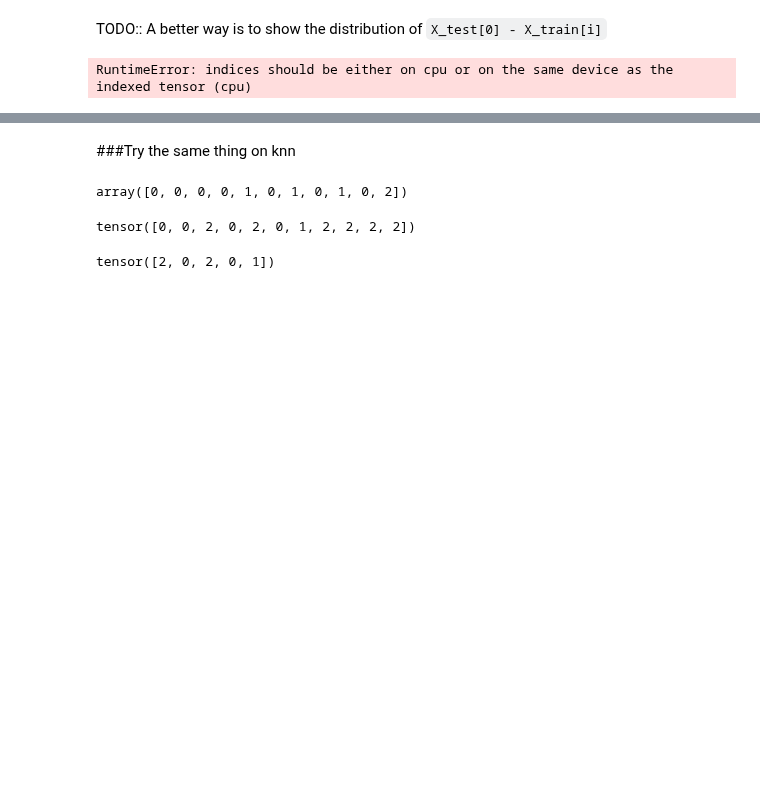
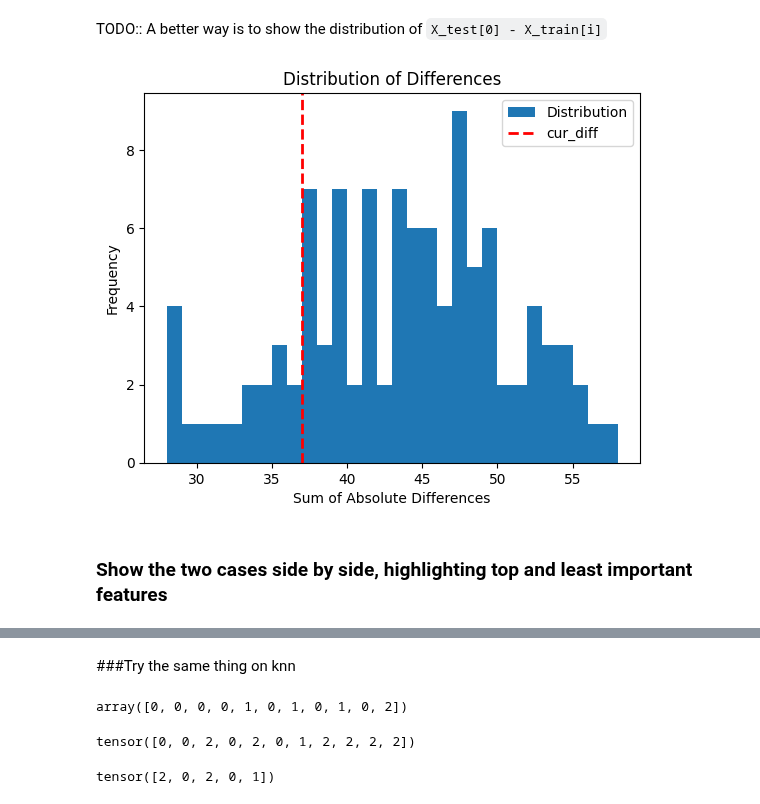
Before and after one commit to nkjcqvcpi/NN-kNN, a Jupyter notebook: nnknn.ipynb, the cells around one changed output, grey strips where cells are left out. Saved outputs shown, nothing was run; the diff lists cells and outputs as text; code cells hidden in the pictures; blank space fills up the shorter version.

Commit message:
adding new functionality for tuning and interpretability

```diff
--- a/nnknn.ipynb
+++ b/nnknn.ipynb
@@ -232,8 +241,8 @@ knn_accuracies = []
 lmnn_accuracies = []
 PATH = os.path.join(folder_name, f'checkpoints/classifier_{dataset_name}.h5')
 cfg.PATH = PATH
-k_fold = KFold(n_splits=10, shuffle=True, random_state = None)
-enable_lmnn = True
+k_fold = KFold(n_splits=10, shuffle=True, random_state = random_seed)
+enable_lmnn = False
 
 for train_index, test_index in k_fold.split(Xs):
   # Get training and testing data
@@ -366,8 +536,9 @@ def train_reg(X_train,y_train, X_test, y_test, cfg:DictConfig):
       best_accuracy = accuracy_temp
       patience_counter = 0
     elif patience_counter > cfg.patience:
+      print("patience exceeded, loading best model")
+      model = load_model_reg(X_train,y_train,cfg)
       model.eval()
-      print("patience exceeded, loading best model")
       break
     else:
       patience_counter += 1
@@ -600,0 +961,9 @@ Least 5 features of fa_layer.f1weight:
+# %%
+print("accuracy before tuning: ",best_accuracy)
+# Get training and testing data
+X_train, X_test = Xs[train_index], Xs[test_index]
+y_train, y_test = ys[train_index], ys[test_index]
+#model = load_model_cls(X_train,y_train, cfg)
+model.to(device)
+best_accuracy, model = continue_training_cls(model, X_train,y_train, X_test, y_test, cfg)
+print("accuracy after tuning: ",best_accuracy)
@@ -873,5 +1308,6 @@ By comparing the following two blocks' outputs, you can see we are retrieving a
 The difference between retrieved case and the query.
 # %%
 #sum abs of X_test[0] and the top activated case
-sum(abs(X_test[0] - X_train[top_case_indices[0][0]]))
+cur_diff = sum(abs(X_test[0] - X_train[top_case_indices[0][0]]))
+print(cur_diff)
 # %% [output]
@@ -886,6 +1322,26 @@ print(np.mean([sum(abs(X_test[0] - X_train[i])) for i in range(len(X_train))]))
 # %% [markdown]
 TODO:: A better way is to show the distribution of ``X_test[0] - X_train[i]``
-# %%
-y_train[top_case_indices[0]]
-# %% [output]
-RuntimeError: indices should be either on cpu or on the same device as the indexed tensor (cpu)
+# %%
+# prompt: get the distributino of [sum(abs(X_test[0] - X_train[i])) for i in range(len(X_train))],
+# put the cur_diff in the distribution, but with a different color to highlight it
+
+import matplotlib.pyplot as plt
+
+# Calculate the distribution
+distribution = [sum(abs(X_test[0] - X_train[i])) for i in range(len(X_train))]
+
+# Plot the distribution
+plt.hist(distribution, bins=30, label='Distribution')
+
+# Highlight cur_diff
+plt.axvline(cur_diff, color='red', linestyle='dashed', linewidth=2, label='cur_diff')
+
+plt.xlabel('Sum of Absolute Differences')
+plt.ylabel('Frequency')
+plt.title('Distribution of Differences')
+plt.legend()
+plt.show()
+# %% [output]
+[figure, added]
+# %% [markdown]
+### Show the two cases side by side, highlighting top and least important features
```
Also changed, not shown: parts of 52 cells of this notebook.
